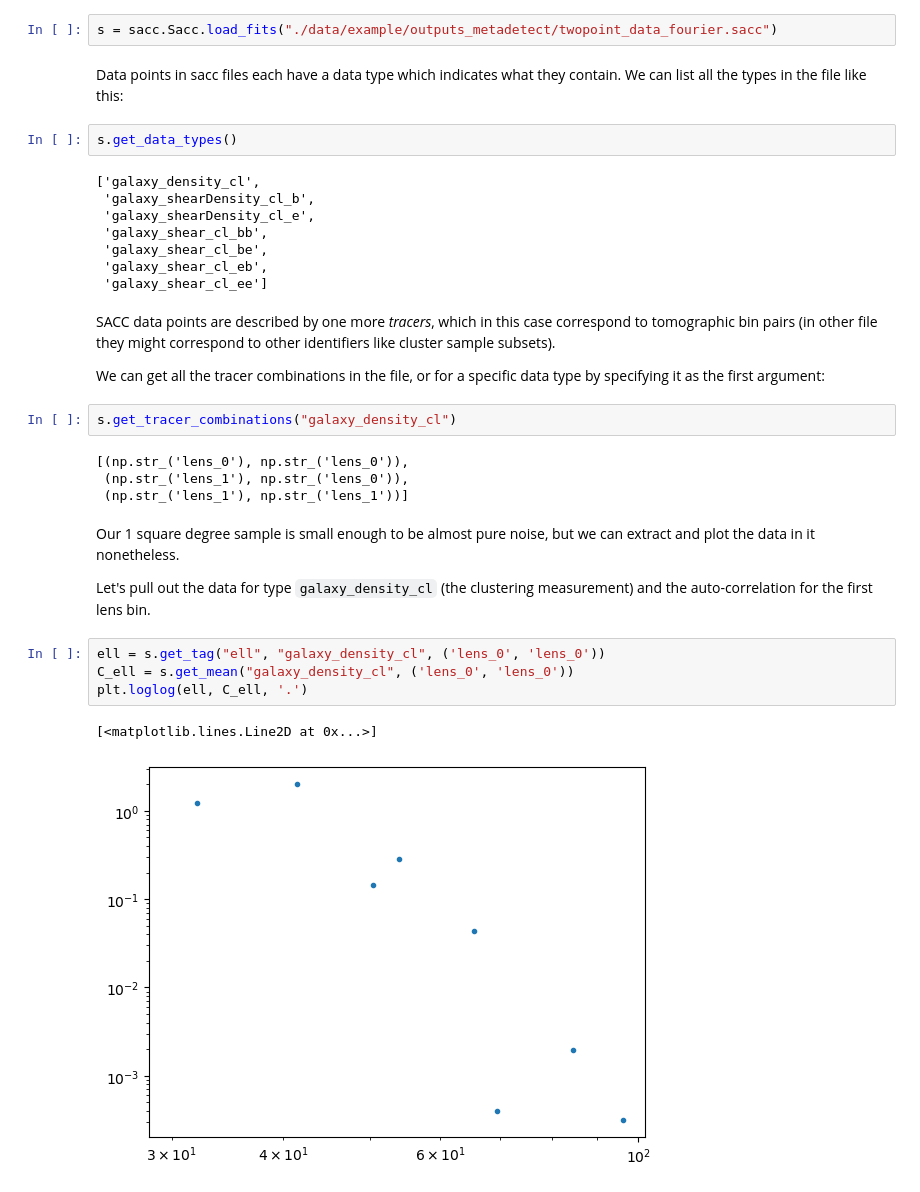
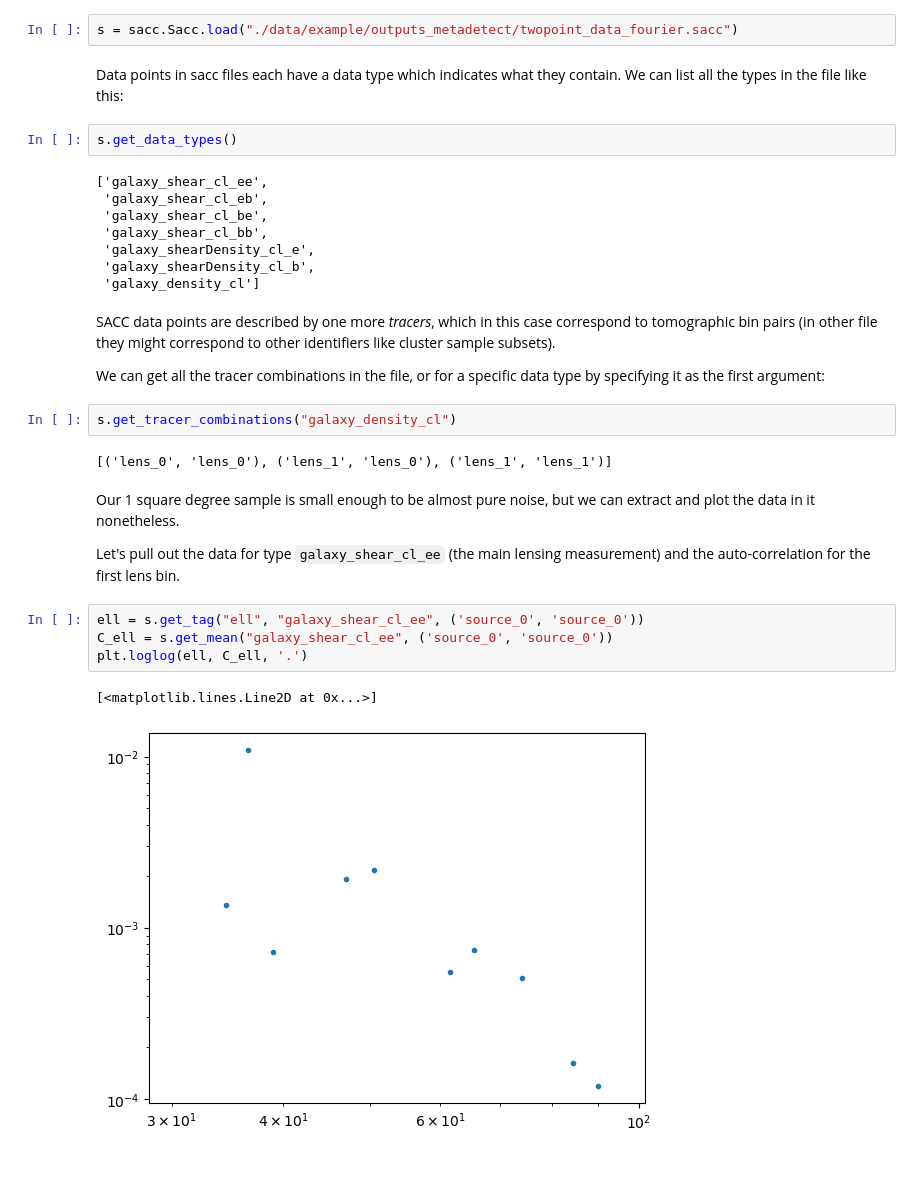
Before and after one commit to LSSTDESC/TXPipe, a Jupyter notebook: notebooks/Welcome to TXPipe.ipynb, the cells around one changed output. Saved outputs shown, nothing was run; the diff lists cells and outputs as text.

```diff
--- a/notebooks/Welcome to TXPipe.ipynb
+++ b/notebooks/Welcome to TXPipe.ipynb
@@ -485,19 +466,19 @@ Cosmology measurements from TXPipe are stored in SACC files, which document them
 
 You should always explore and use SACC files using the official SACC library instead of trying to manually read them.
 # %%
-s = sacc.Sacc.load_fits("./data/example/outputs_metadetect/twopoint_data_fourier.sacc")
+s = sacc.Sacc.load("./data/example/outputs_metadetect/twopoint_data_fourier.sacc")
 # %% [markdown]
 Data points in sacc files each have a data type which indicates what they contain. We can list all the types in the file like this:
 # %%
 s.get_data_types()
 # %% [output]
-['galaxy_density_cl',
+['galaxy_shear_cl_ee',
+ 'galaxy_shear_cl_eb',
+ 'galaxy_shear_cl_be',
+ 'galaxy_shear_cl_bb',
+ 'galaxy_shearDensity_cl_e',
  'galaxy_shearDensity_cl_b',
- 'galaxy_shearDensity_cl_e',
- 'galaxy_shear_cl_bb',
- 'galaxy_shear_cl_be',
- 'galaxy_shear_cl_eb',
- 'galaxy_shear_cl_ee']
+ 'galaxy_density_cl']
 # %% [markdown]
 SACC data points are described by one more *tracers*, which in this case correspond to tomographic bin pairs (in other file they might correspond to other identifiers like cluster sample subsets).
 
@@ -505,17 +486,15 @@ We can get all the tracer combinations in the file, or for a specific data type
 # %%
 s.get_tracer_combinations("galaxy_density_cl")
 # %% [output]
-[(np.str_('lens_0'), np.str_('lens_0')),
- (np.str_('lens_1'), np.str_('lens_0')),
- (np.str_('lens_1'), np.str_('lens_1'))]
+[('lens_0', 'lens_0'), ('lens_1', 'lens_0'), ('lens_1', 'lens_1')]
 # %% [markdown]
 Our 1 square degree sample is small enough to be almost pure noise, but we can extract and plot the data in it nonetheless.
 
-Let's pull out the data for type `galaxy_density_cl` (the clustering measurement) and the auto-correlation for the first lens bin.
+Let's pull out the data for type `galaxy_shear_cl_ee` (the main lensing measurement) and the auto-correlation for the first lens bin.
 # %%
-ell = s.get_tag("ell", "galaxy_density_cl", ('lens_0', 'lens_0'))
-C_ell = s.get_mean("galaxy_density_cl", ('lens_0', 'lens_0'))
+ell = s.get_tag("ell", "galaxy_shear_cl_ee", ('source_0', 'source_0'))
+C_ell = s.get_mean("galaxy_shear_cl_ee", ('source_0', 'source_0'))
 plt.loglog(ell, C_ell, '.')
 # %% [output]
 [<matplotlib.lines.Line2D at 0x...>]
-[figure, old version]
+[figure, new version]
```
Also changed, not shown: parts of 19 cells of this notebook, 1 other file.
